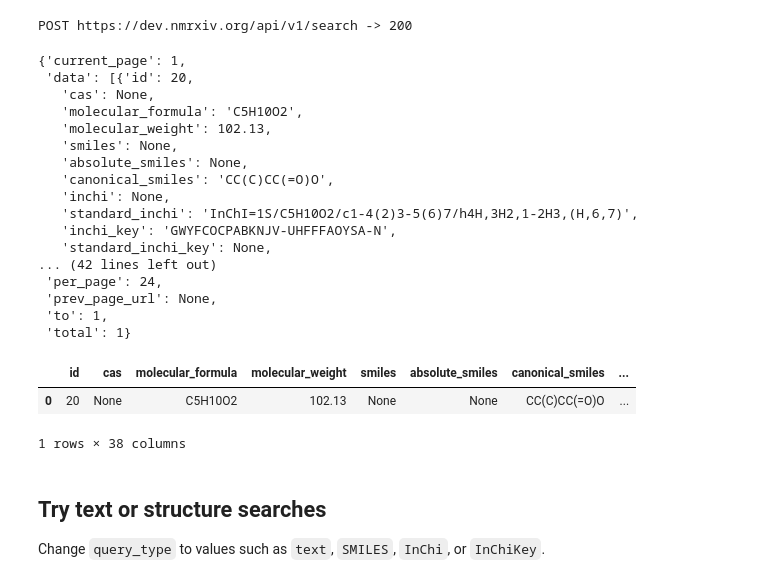
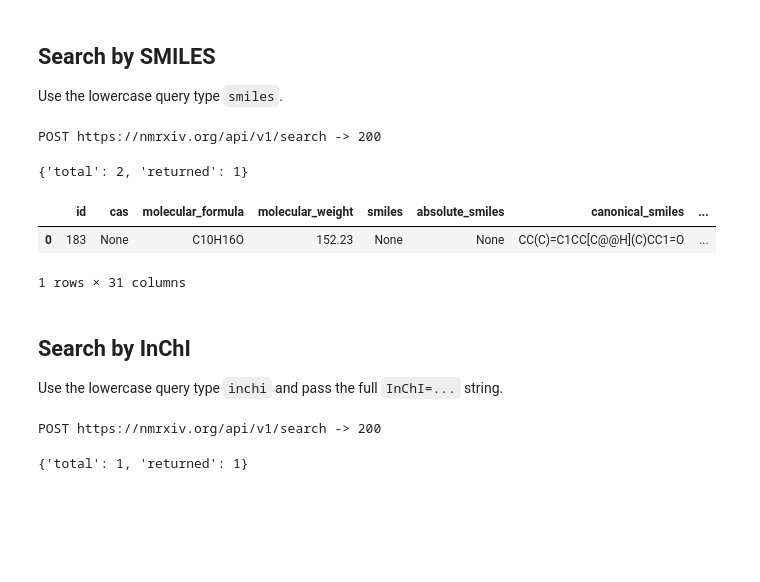
Before and after one commit to NFDI4Chem/nmrxiv-notebooks, a Jupyter notebook: notebooks/chemical_search_api.ipynb, the cells around one changed output. Saved outputs shown, nothing was run; the diff lists cells and outputs as text; code cells hidden in the pictures; blank space fills up the shorter version.

```diff
--- a/notebooks/chemical_search_api.ipynb
+++ b/notebooks/chemical_search_api.ipynb
@@ -12,11 +22,15 @@ from dotenv import load_dotenv
 
 load_dotenv()
 
-BASE_URL = os.getenv("NMRXIV_BASE_URL", "https://nmrxiv.org").rstrip("/")
+# This notebook intentionally defaults to the production API because the referenced Swagger URL is on nmrxiv.org.
+BASE_URL = os.getenv("NMRXIV_SEARCH_BASE_URL", "https://nmrxiv.org").rstrip("/")
 API_BASE = f"{BASE_URL}/api"
 
 session = requests.Session()
-session.headers.update({"Accept": "application/json", "Content-Type": "application/json"})
+session.headers.update({
+    "Accept": "application/json",
+    "Content-Type": "application/json",
+})
 
 BASE_URL, API_BASE
 # %% [output]
@@ -24,4 +38,7 @@ BASE_URL, API_BASE
 # %%
+VALID_SEARCH_TYPES = {"smiles", "inchi", "inchikey"}
+
+
 def api_request(method, path, **kwargs):
     url = f"{API_BASE}{path}"
     response = session.request(method, url, timeout=30, **kwargs)
@@ -40,7 +57,7 @@ def as_dataframe(payload):
     if isinstance(payload, list):
         return pd.json_normalize(payload)
     if isinstance(payload, dict):
-        for key in ["data", "projects", "samples", "datasets", "items", "results"]:
+        for key in ["data", "results", "items"]:
             if isinstance(payload.get(key), list):
                 return pd.json_normalize(payload[key])
         return pd.json_normalize(payload)
@@ -48,4 +65,14 @@ def as_dataframe(payload):
 
 
 def search_compound(query, query_type):
+    if query_type not in VALID_SEARCH_TYPES:
+        valid = ", ".join(sorted(VALID_SEARCH_TYPES))
+        raise ValueError(f"Unsupported query_type {query_type!r}. Use one of: {valid}")
     return api_request("POST", "/v1/search", json={"query": query, "type": query_type})
+
+
+def result_summary(payload):
+    if not isinstance(payload, dict):
+        return {"total": None, "returned": None}
+    data = payload.get("data", [])
+    return {"total": payload.get("total"), "returned": len(data) if isinstance(data, list) else None}
@@ -56,32 +79,17 @@ Advanced chemical search supporting multiple query types including SMILES, InChI
-# %%
-result = search_compound("1S/C5H10O2/c1-4(2)3-5(6)7/h4H,3H2,1-2H3,(H,6,7)", "inchi")
-result
-# %% [output]
-POST https://dev.nmrxiv.org/api/v1/search -> 200
-{'current_page': 1,
- 'data': [{'id': 20,
-   'cas': None,
-   'molecular_formula': 'C5H10O2',
-   'molecular_weight': 102.13,
-   'smiles': None,
-   'absolute_smiles': None,
-   'canonical_smiles': 'CC(C)CC(=O)O',
-   'inchi': None,
-   'standard_inchi': 'InChI=1S/C5H10O2/c1-4(2)3-5(6)7/h4H,3H2,1-2H3,(H,6,7)',
-   'inchi_key': 'GWYFCOCPABKNJV-UHFFFAOYSA-N',
-   'standard_inchi_key': None,
-... (42 lines left out)
- 'per_page': 24,
- 'prev_page_url': None,
- 'to': 1,
- 'total': 1}
+# %% [markdown]
+## Search by SMILES
+
+Use the lowercase query type `smiles`.
+# %%
+smiles_query = "CC(C)=C1CC[C@@H](C)CC1=O"
+smiles_results = search_compound(smiles_query, "smiles")
+result_summary(smiles_results)
+# %% [output]
+POST https://nmrxiv.org/api/v1/search -> 200
+{'total': 2, 'returned': 1}
 # %%
-as_dataframe(result).head()
+as_dataframe(smiles_results).head()
 # %% [output]
 |  | id | cas | molecular_formula | molecular_weight | smiles | absolute_smiles | canonical_smiles | ... |
-| 0 | 20 | None | C5H10O2 | 102.13 | None | None | CC(C)CC(=O)O | ... |
+| 0 | 183 | None | C10H16O | 152.23 | None | None | CC(C)=C1CC[C@@H](C)CC1=O | ... |
-1 rows × 38 columns
+1 rows × 31 columns
-# %% [markdown]
-## Try text or structure searches
-
-Change `query_type` to values such as `text`, `SMILES`, `InChi`, or `InChiKey`.
@@ -93,0 +96,11 @@ as_dataframe(text_results).head(20)
+# %% [markdown]
+## Search by InChI
+
+Use the lowercase query type `inchi` and pass the full `InChI=...` string.
+# %%
+inchi_query = "InChI=1S/C10H16O/c1-7(2)9-5-4-8(3)6-10(9)11/h8H,4-6H2,1-3H3/t8-/m1/s1"
+inchi_results = search_compound(inchi_query, "inchi")
+result_summary(inchi_results)
+# %% [output]
+POST https://nmrxiv.org/api/v1/search -> 200
+{'total': 1, 'returned': 1}
```
Also changed, not shown: parts of 10 cells of this notebook, 3 other files.
